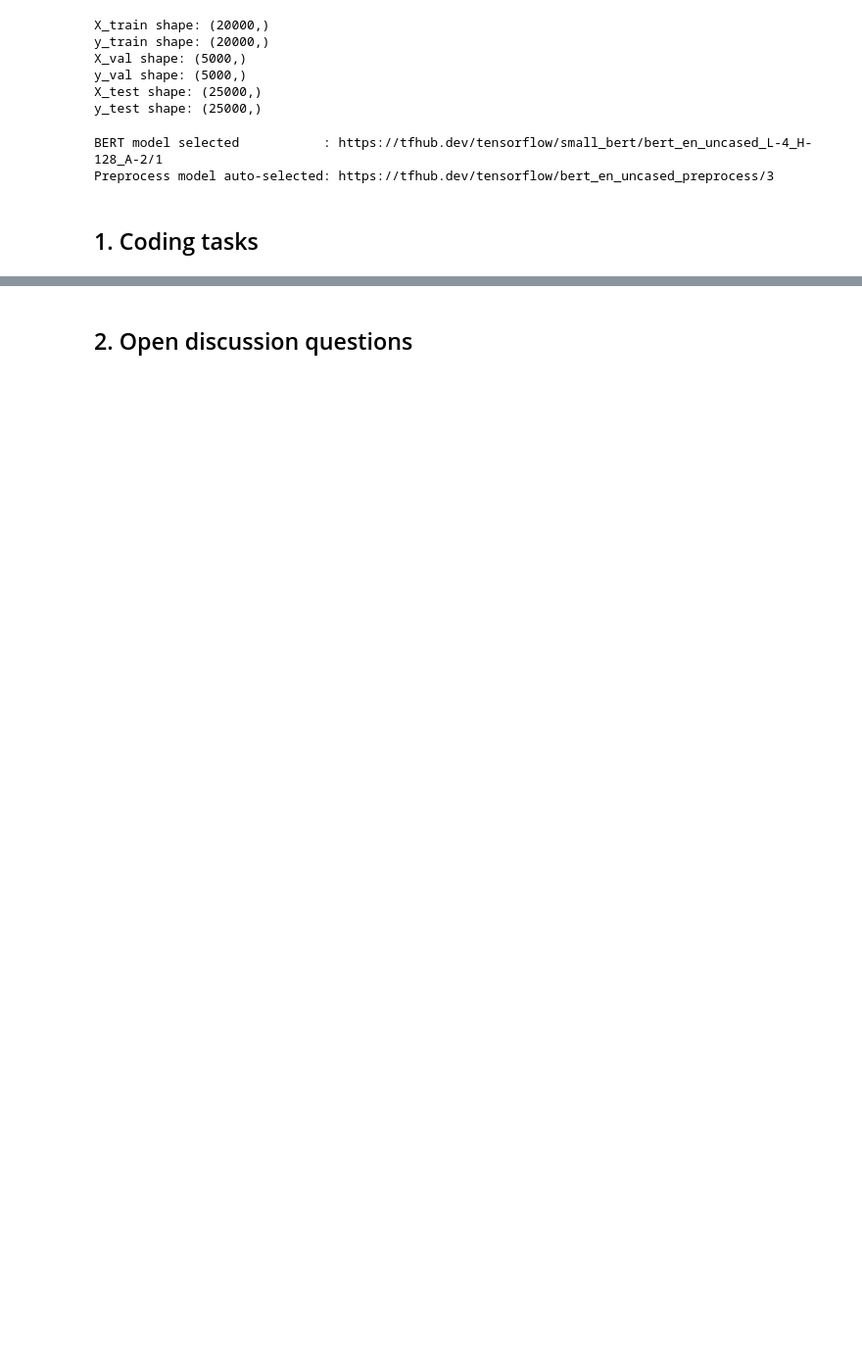
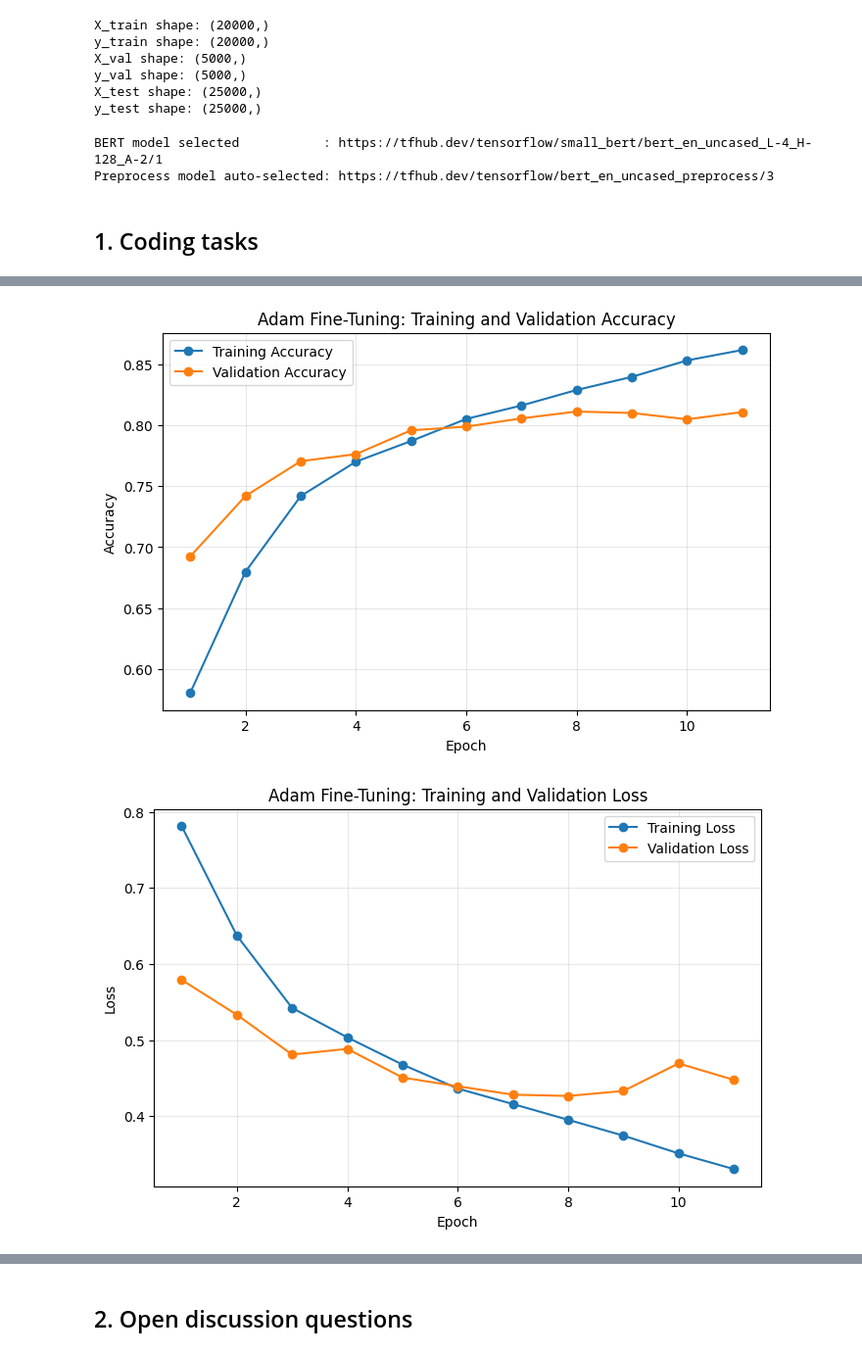
Before and after one commit to mintus2511/ADL_230167_Assignment2, a Jupyter notebook: Assignment_BERT.ipynb, the cells around one changed output, grey strips where cells are left out. Shown at 98% size. Drawn from its saved outputs; the diff is of its cells as text; code cells hidden in the pictures; blank space fills up the shorter version.

```diff
--- a/Assignment_BERT.ipynb
+++ b/Assignment_BERT.ipynb
@@ -191,0 +1148,5 @@ Preprocess model auto-selected: https://tfhub.dev/tensorflow/bert_en_uncased_pre
+# %%
+# Build a fresh concatenation-based model
+adam_model = build_multilayer_bert_model()
+
+adam_model.summary()
@@ -191,0 +1187,10 @@ Preprocess model auto-selected: https://tfhub.dev/tensorflow/bert_en_uncased_pre
+# %%
+# Train using the same training configuration
+adam_history = adam_model.fit(
+    X_train,
+    y_train,
+    validation_data=(X_val, y_val),
+    epochs=15,
+    batch_size=64,
+    callbacks=[adam_early_stopping]
+)
@@ -191,0 +1242,49 @@ Preprocess model auto-selected: https://tfhub.dev/tensorflow/bert_en_uncased_pre
+# %%
+# Plot Adam fine-tuning performance
+epochs = range(1, len(adam_history.history["accuracy"]) + 1)
+
+plt.figure(figsize=(8, 5))
+plt.plot(
+    epochs,
+    adam_history.history["accuracy"],
+    marker="o",
+    label="Training Accuracy"
+)
+plt.plot(
+    epochs,
+    adam_history.history["val_accuracy"],
+    marker="o",
+    label="Validation Accuracy"
+)
+
+plt.xlabel("Epoch")
+plt.ylabel("Accuracy")
+plt.title("Adam Fine-Tuning: Training and Validation Accuracy")
+plt.legend()
+plt.grid(alpha=0.3)
+plt.show()
+
+
+plt.figure(figsize=(8, 5))
+plt.plot(
+    epochs,
+    adam_history.history["loss"],
+    marker="o",
+    label="Training Loss"
+)
+plt.plot(
+    epochs,
+    adam_history.history["val_loss"],
+    marker="o",
+    label="Validation Loss"
+)
+
+plt.xlabel("Epoch")
+plt.ylabel("Loss")
+plt.title("Adam Fine-Tuning: Training and Validation Loss")
+plt.legend()
+plt.grid(alpha=0.3)
+plt.show()
+# %% [output]
+[figure, added]
+[figure, added]
```
Also changed, not shown: parts of 70 cells of this notebook.
